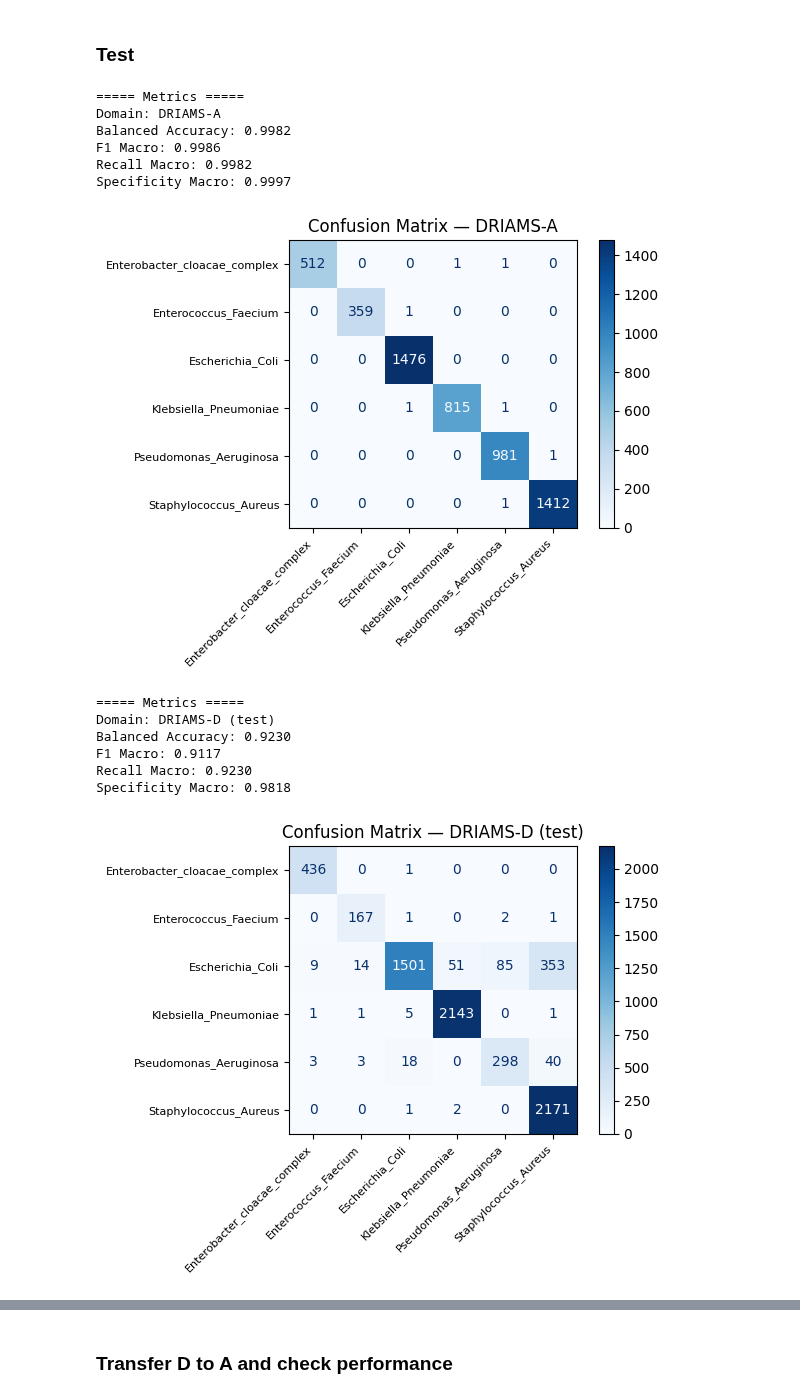
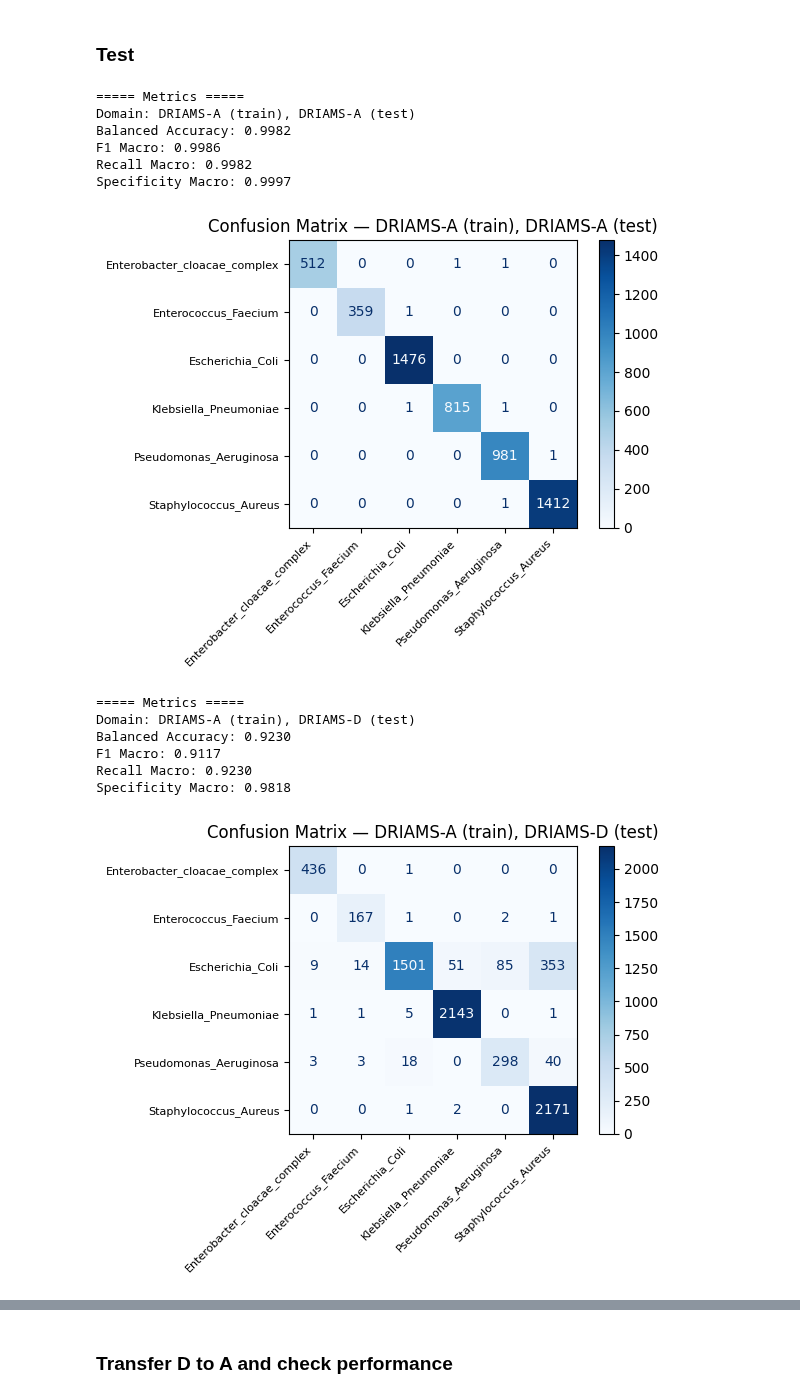
Before and after one commit to alexgaarciia/MALDIAlign, a Jupyter notebook: experiments/notebooks/style_transfer/style_transfer_multidecoder_prior.ipynb, the cells around one changed output, grey strips where cells are left out. Saved outputs shown, nothing was run; the diff lists cells and outputs as text; code cells hidden in the pictures.

```diff
--- a/experiments/notebooks/style_transfer/style_transfer_multidecoder_prior.ipynb
+++ b/experiments/notebooks/style_transfer/style_transfer_multidecoder_prior.ipynb
@@ -607,6 +607,15 @@ X_train, X_test, y_train, y_test = train_test_split(
     shuffle=True,
     random_state=42
 )
+
+X_trainD, X_testD, y_trainD, y_testD = train_test_split(
+    dataD,
+    labelD,
+    stratify=labelD,
+    test_size=0.2,
+    shuffle=True,
+    random_state=42
+)
 # %% [markdown]
 ### Train
 # %%
@@ -621,3 +630,12 @@ rf_driamsA.fit(X_train, y_train)
 # %% [output]
 RandomForestClassifier(class_weight='balanced_subsample', max_depth=20,
                        n_estimators=200, n_jobs=-1, random_state=42)
+# %%
+rf_driamsD = RandomForestClassifier(
+    n_estimators=200,
+    max_depth=20,
+    class_weight="balanced_subsample",
+    n_jobs=-1,
+    random_state=42
+)
+rf_driamsD.fit(X_trainD, y_trainD)
@@ -624,23 +645,26 @@ RandomForestClassifier(class_weight='balanced_subsample', max_depth=20,
 # %% [markdown]
 ### Test
 # %%
-metricsA = metrics_report(X_test, y_test, rf_driamsA, "DRIAMS-A")
-metricsD = metrics_report(dataD, labelD, rf_driamsA, "DRIAMS-D (test)")
+metricsA = metrics_report(X_test, y_test, rf_driamsA, "DRIAMS-A (train), DRIAMS-A (test)")
+metricsAD = metrics_report(dataD, labelD, rf_driamsA, "DRIAMS-A (train), DRIAMS-D (test)")
+metricsDD = metrics_report(dataD, labelD, rf_driamsD, "DRIAMS-D (train), DRIAMS-D (test)")
+
 
 print_metrics(metricsA)
-print_metrics(metricsD)
+print_metrics(metricsAD)
+print_metrics(metricsDD)
 # %% [output]
 ===== Metrics =====
-Domain: DRIAMS-A
+Domain: DRIAMS-A (train), DRIAMS-A (test)
 Balanced Accuracy: 0.9982
 F1 Macro: 0.9986
 Recall Macro: 0.9982
 Specificity Macro: 0.9997
-[figure, old version]
+[figure, new version]
 ===== Metrics =====
-Domain: DRIAMS-D (test)
+Domain: DRIAMS-A (train), DRIAMS-D (test)
 Balanced Accuracy: 0.9230
 F1 Macro: 0.9117
 Recall Macro: 0.9230
 Specificity Macro: 0.9818
-[figure, old version]
+[figure, new version]
```
Also changed, not shown: parts of 6 cells of this notebook.
